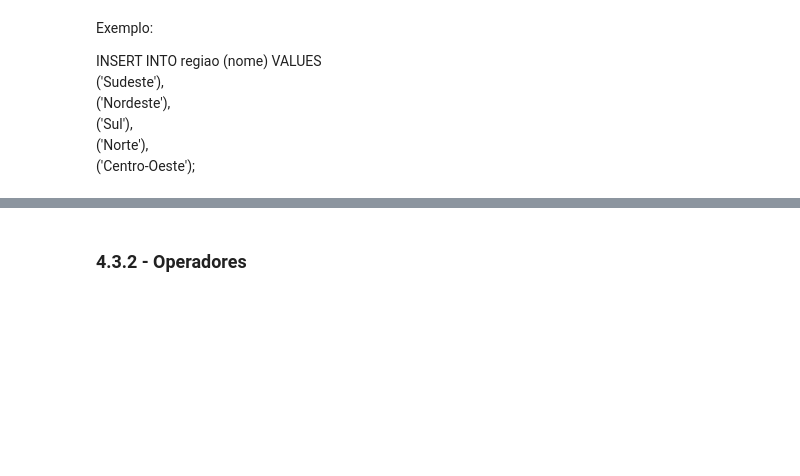
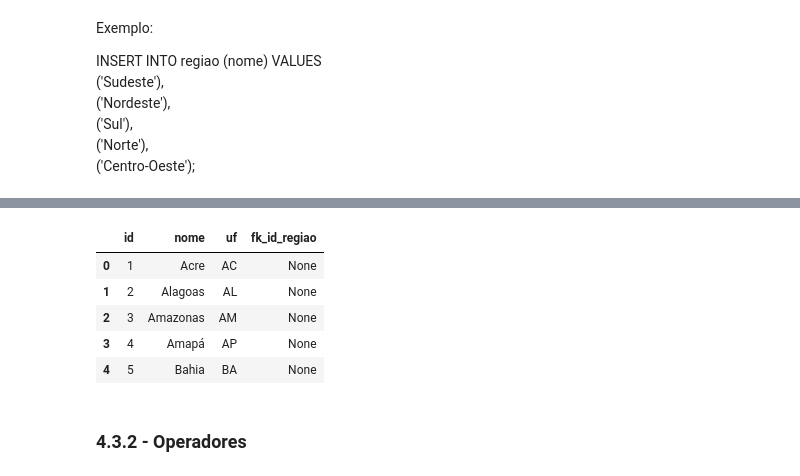
Before and after one commit to dacasfilipe/Python_data_science, a Jupyter notebook: TOPICO2_CDIA_MDb.ipynb, the cells around one changed output, grey strips where cells are left out. Saved outputs shown, nothing was run; the diff lists cells and outputs as text; code cells hidden in the pictures; blank space fills up the shorter version.

```diff
--- a/TOPICO2_CDIA_MDb.ipynb
+++ b/TOPICO2_CDIA_MDb.ipynb
@@ -307,8 +443,15 @@ mycur.execute(sql)
 # %%
 sql="SELECT id_estado,nome,uf,fk_id_regiao from geo.estado"
 consulta_at = consulta_db(sql)
-df_bd = pd.DataFrame(consulta_at, columns=['id_regiao','nome','uf','fk_id_regiao'])
+df_bd = pd.DataFrame(consulta_at, columns=['id','nome','uf','fk_id_regiao'])
 df_bd.head()
+# %% [output]
+|  | id | nome | uf | fk_id_regiao |
+| 0 | 1 | Acre | AC | None |
+| 1 | 2 | Alagoas | AL | None |
+| 2 | 3 | Amazonas | AM | None |
+| 3 | 4 | Amapá | AP | None |
+| 4 | 5 | Bahia | BA | None |
 # %% [markdown]
 ### 4.3.2 - Operadores
 # %% [markdown]
```
Also changed, not shown: parts of 14 cells of this notebook.
